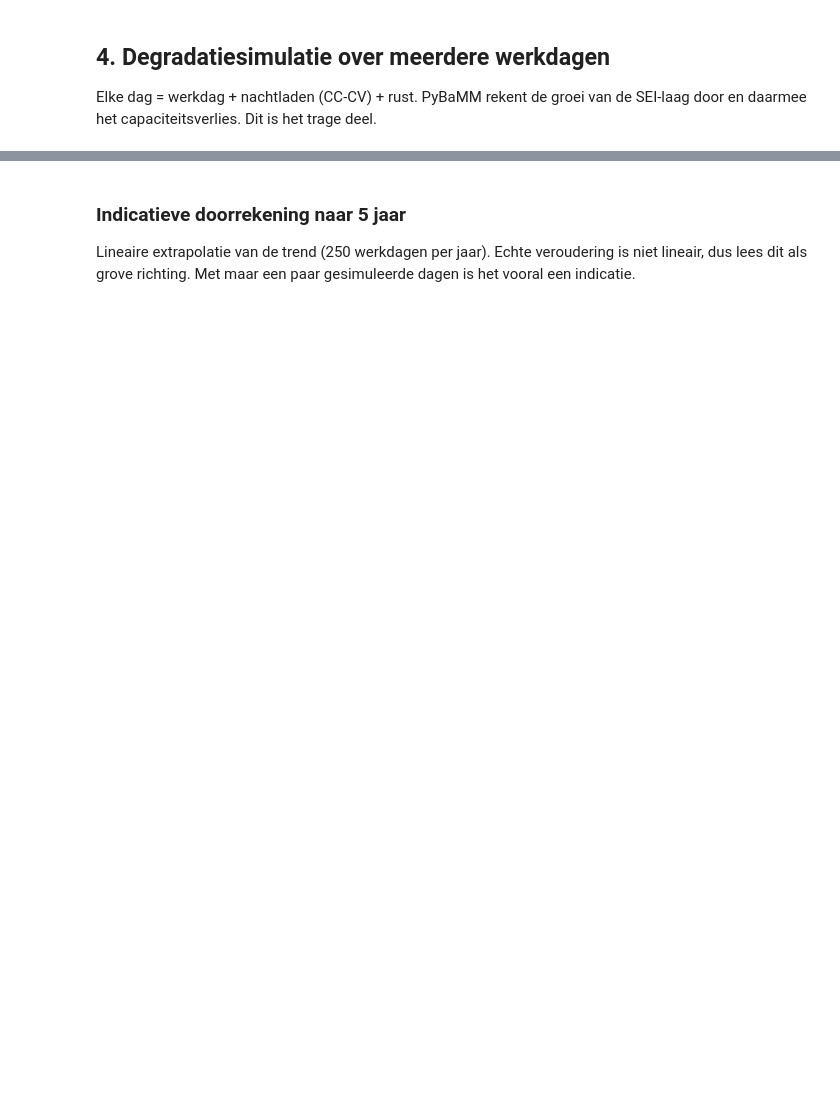
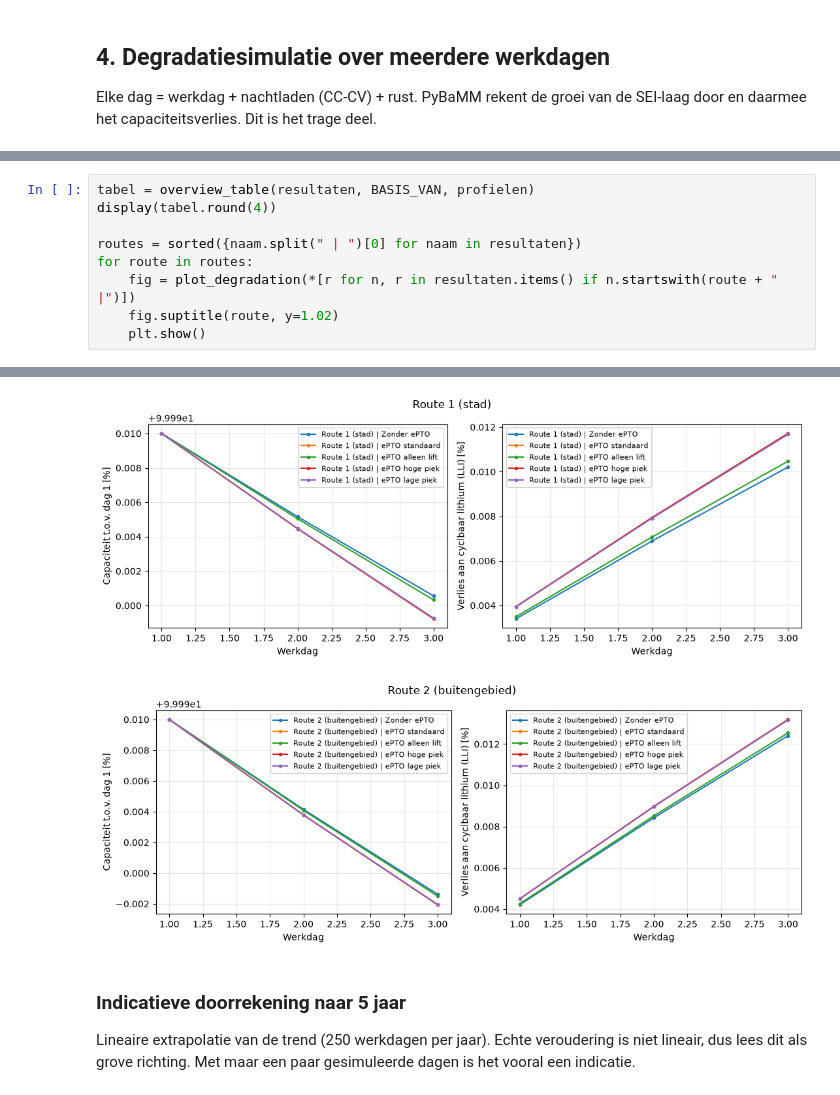
Before and after one commit to Youp44/S7, a Jupyter notebook: run_analysis.ipynb, the cells around one changed output, grey strips where cells are left out. Drawn from its saved outputs; the diff is of its cells as text; blank space fills up the shorter version.

```diff
--- a/run_analysis.ipynb
+++ b/run_analysis.ipynb
@@ -123,0 +149,10 @@ Relatief meer verlies met ePTO (%): 10.6
+# %%
+tabel = overview_table(resultaten, BASIS_VAN, profielen)
+display(tabel.round(4))
+
+routes = sorted({naam.split(" | ")[0] for naam in resultaten})
+for route in routes:
+    fig = plot_degradation(*[r for n, r in resultaten.items() if n.startswith(route + " |")])
+    fig.suptitle(route, y=1.02)
+    plt.show()
+# %% [output]
@@ -124,3 +171,5 @@ Relatief meer verlies met ePTO (%): 10.6
+[figure, added]
+[figure, added]
 # %% [markdown]
 ### Indicatieve doorrekening naar 5 jaar
 
```
Also changed, not shown: parts of 16 cells of this notebook, 6 other files.
